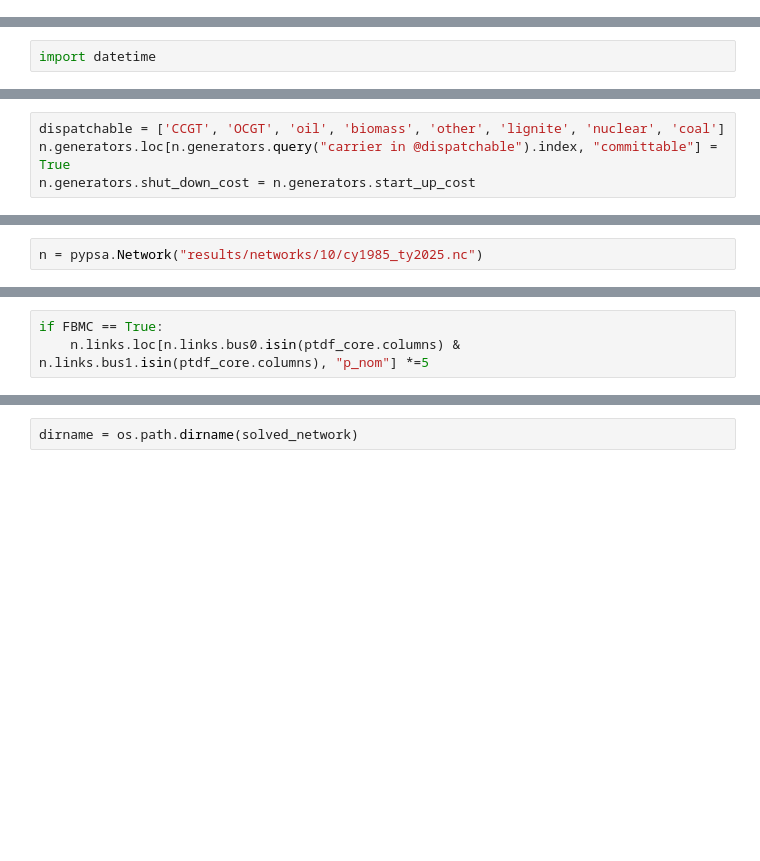
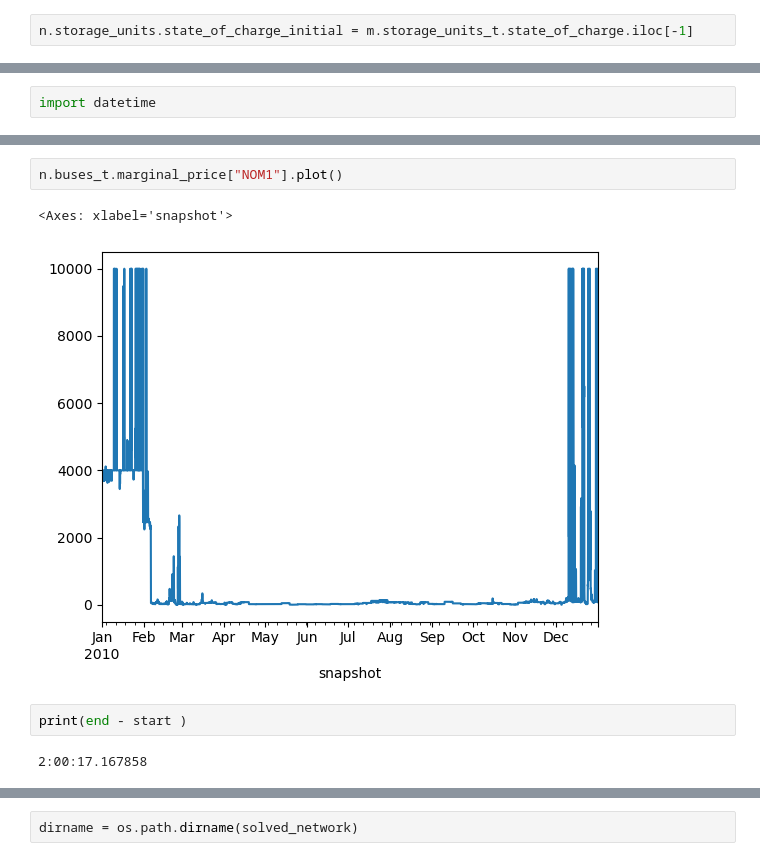
Before and after one commit to thomgeo/open_eraa, a Jupyter notebook: solve_model.ipynb, the cells around one changed output, grey strips where cells are left out. Saved outputs shown, nothing was run; the diff lists cells and outputs as text; blank space fills up the shorter version.

```diff
--- a/solve_model.ipynb
+++ b/solve_model.ipynb
@@ -524,0 +616,2 @@ m.stores.e_cyclic = True
+# %%
+n.storage_units.state_of_charge_initial = m.storage_units_t.state_of_charge.iloc[-1]
@@ -605,4 +621,0 @@ INFO:pypsa.optimization.optimize:The shadow-prices of the constraints Generator-
-# %%
-dispatchable = ['CCGT', 'OCGT', 'oil', 'biomass', 'other', 'lignite', 'nuclear', 'coal']
-n.generators.loc[n.generators.query("carrier in @dispatchable").index, "committable"] = True
-n.generators.shut_down_cost = n.generators.start_up_cost
@@ -611,2 +621,0 @@ linear_ordc_approximation = get_line_parameters(ordc_parameters, n_ints = 5)
-# %%
-n = pypsa.Network("results/networks/10/cy1985_ty2025.nc")
@@ -631,3 +621,0 @@ INFO:pypsa.io:Imported network cy1985_ty2025.nc has buses, generators, links, lo
-# %%
-if FBMC == True:
-    n.links.loc[n.links.bus0.isin(ptdf_core.columns) & n.links.bus1.isin(ptdf_core.columns), "p_nom"] *=5
@@ -1058,0 +692,9 @@ INFO:pypsa.optimization.optimize:The shadow-prices of the constraints Bus-ORDC w
+# %%
+n.buses_t.marginal_price["NOM1"].plot()
+# %% [output]
+<Axes: xlabel='snapshot'>
+[figure, added]
+# %%
+print(end - start )
+# %% [output]
+2:00:17.167858
```
Also changed, not shown: parts of 168 cells of this notebook, 8 other files.
